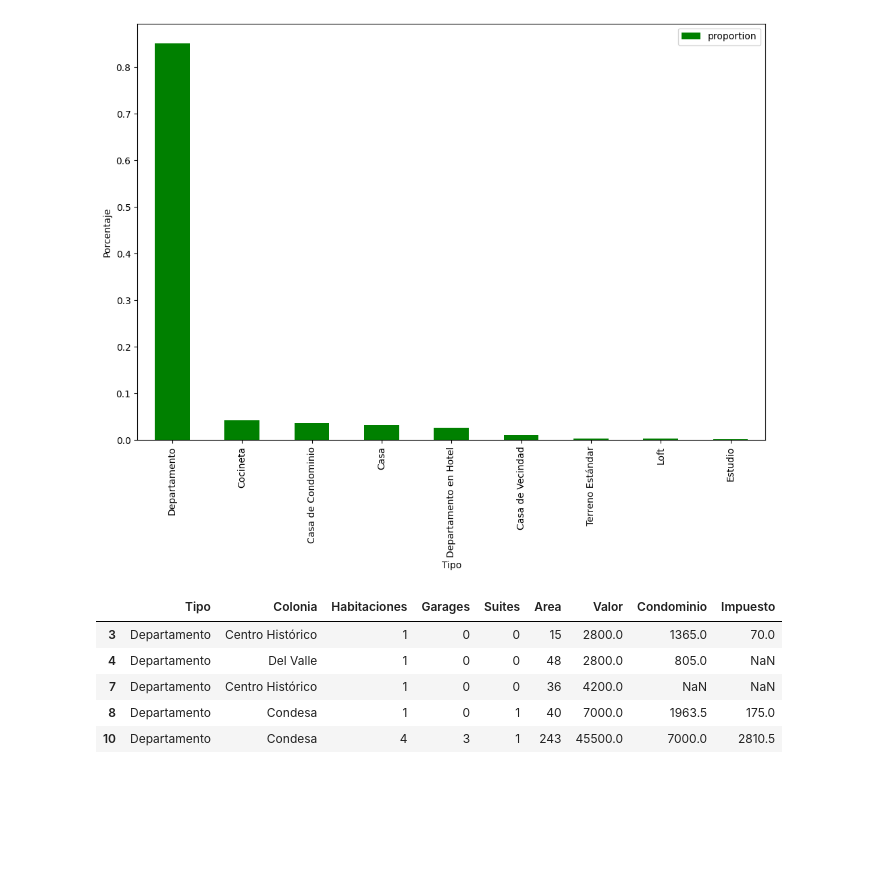
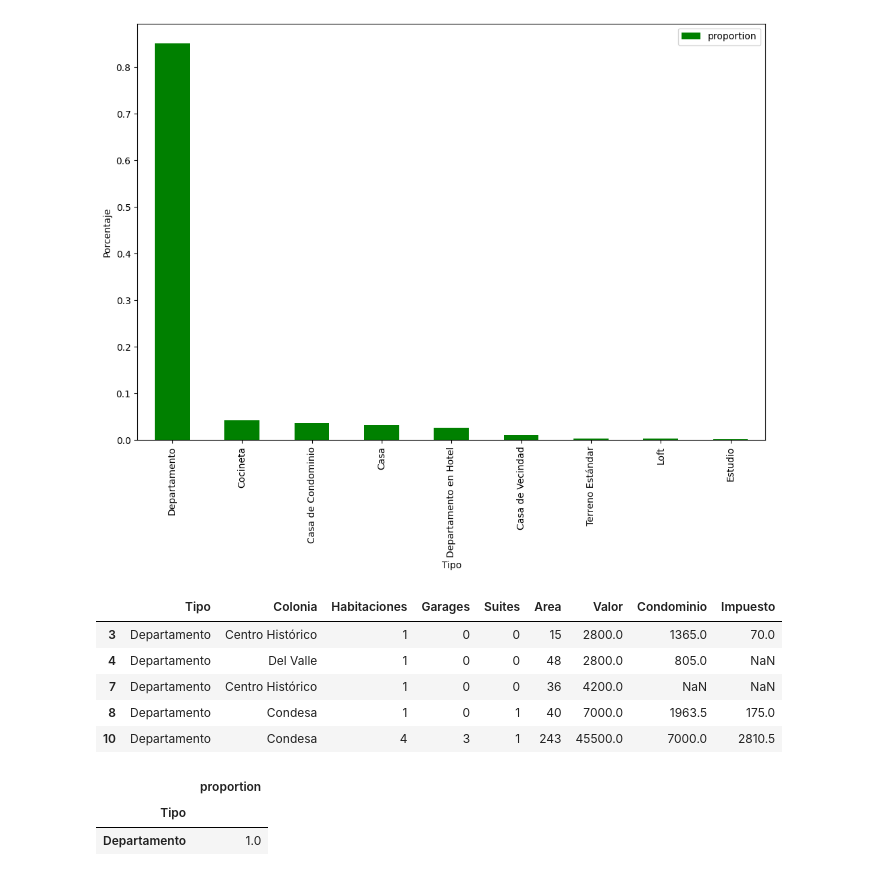
Before and after one commit to cmrondon2000/pandas-introduccion, a Jupyter notebook: inmuebles_cdmx.ipynb, the cells around one changed output. Drawn from its saved outputs; the diff is of its cells as text; code cells hidden in the pictures; blank space fills up the shorter version.

```diff
--- a/inmuebles_cdmx.ipynb
+++ b/inmuebles_cdmx.ipynb
@@ -387,3 +387,16 @@ df.head(5)
 | 7 | Departamento | Centro Histórico | 1 | 0 | 0 | 36 | 4200.0 | NaN | NaN |
 | 8 | Departamento | Condesa | 1 | 0 | 1 | 40 | 7000.0 | 1963.5 | 175.0 |
 | 10 | Departamento | Condesa | 4 | 3 | 1 | 243 | 45500.0 | 7000.0 | 2810.5 |
+# %%
+# Guardando el DataFrame en una variable
+df_ejemplo = df['Tipo'].value_counts(normalize=True).to_frame().sort_values('Tipo')
+
+# Cambiando el nombre de la columna "Tipo" a "Porcentajes"
+df_ejemplo.rename(columns={'Tipo': 'Porcentajes'}, inplace=True)
+
+# Visualizando el DataFrame
+df_ejemplo
+# %% [output]
+|  | proportion |
+| Tipo |  |
+| Departamento | 1.0 |
```
